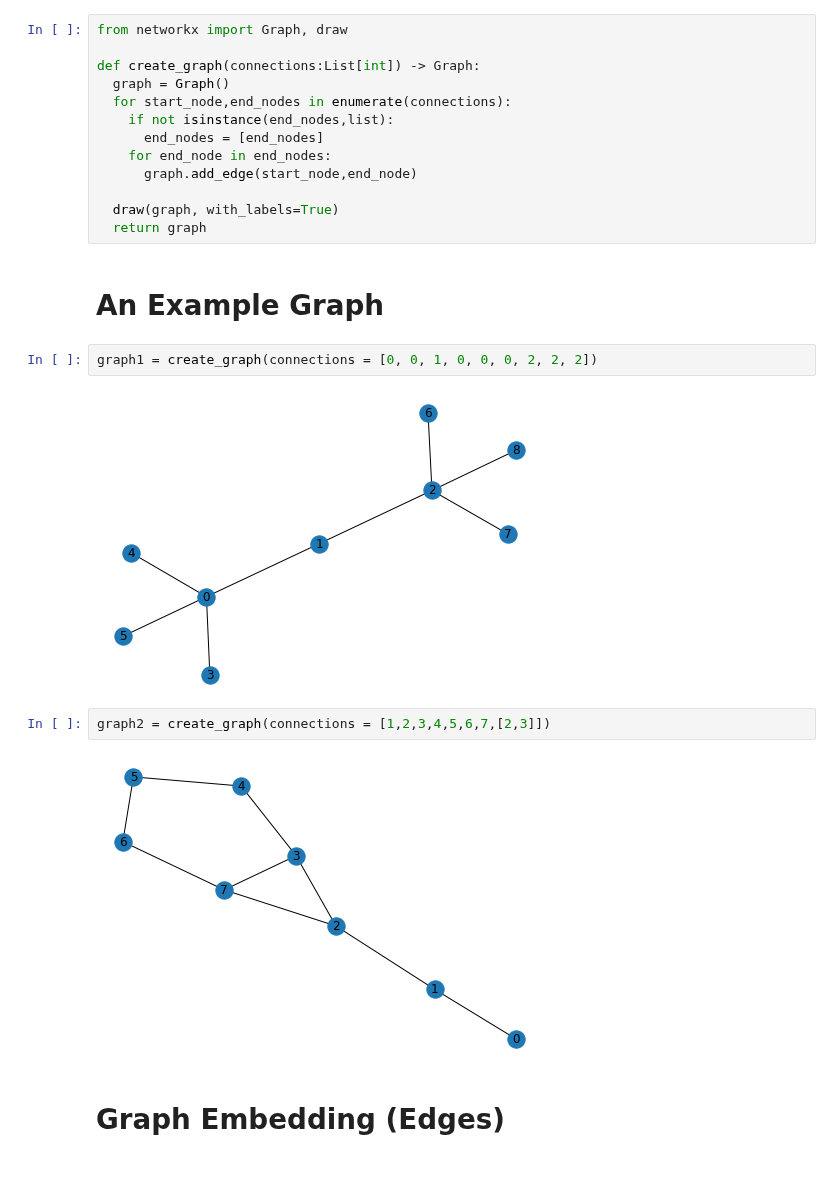
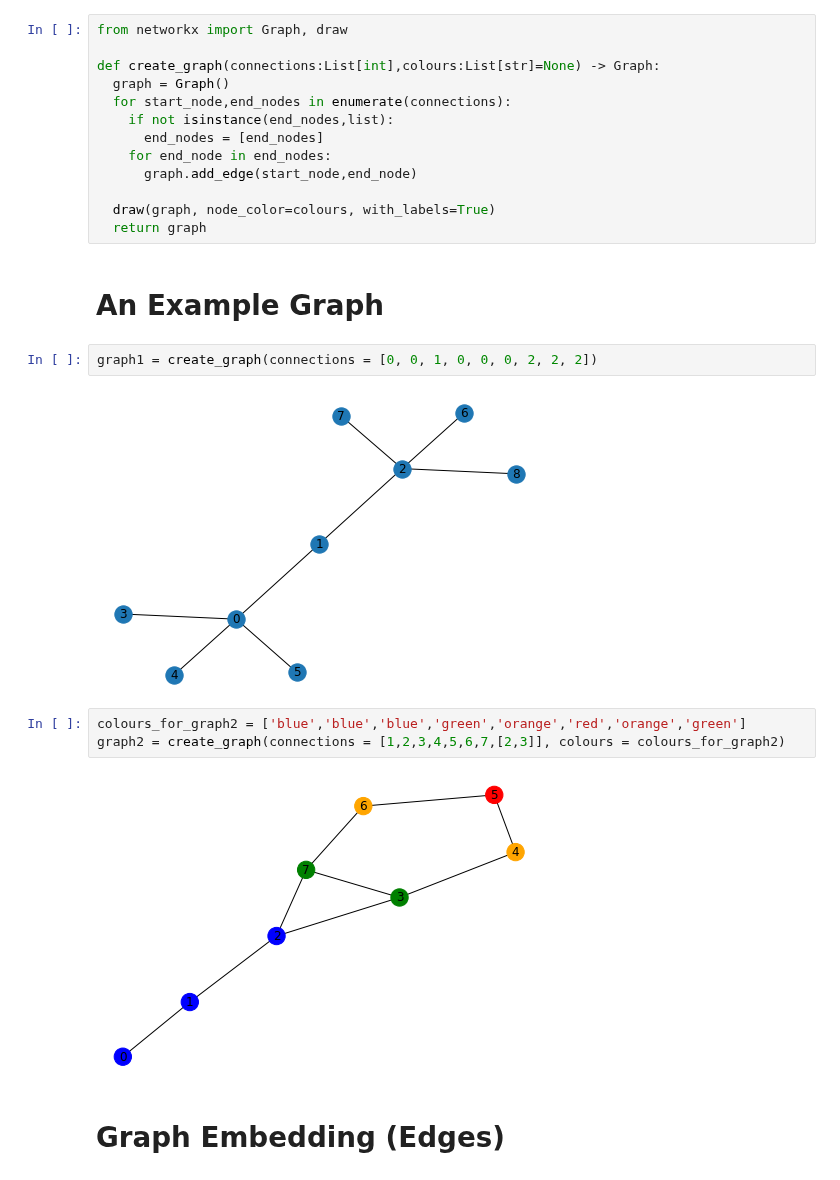
Before and after one commit to mohammedterry/NLP_for_ML, a Jupyter notebook: EmbeddingGraphs.ipynb, the cells around one changed output. Drawn from its saved outputs; the diff is of its cells as text.

```diff
--- a/EmbeddingGraphs.ipynb
+++ b/EmbeddingGraphs.ipynb
@@ -56,7 +58,7 @@ one_hot_encoding(indexes={2,5},vector_length=10)
 # %%
 from networkx import Graph, draw
 
-def create_graph(connections:List[int]) -> Graph:
+def create_graph(connections:List[int],colours:List[str]=None) -> Graph:
   graph = Graph()
   for start_node,end_nodes in enumerate(connections):
     if not isinstance(end_nodes,list):
@@ -64,18 +66,19 @@ def create_graph(connections:List[int]) -> Graph:
     for end_node in end_nodes:
       graph.add_edge(start_node,end_node)
 
-  draw(graph, with_labels=True)
+  draw(graph, node_color=colours, with_labels=True)
   return graph
 # %% [markdown]
 # An Example Graph
 # %%
 graph1 = create_graph(connections = [0, 0, 1, 0, 0, 0, 2, 2, 2])
 # %% [output]
-[figure, old version]
+[figure, new version]
 # %%
-graph2 = create_graph(connections = [1,2,3,4,5,6,7,[2,3]])
+colours_for_graph2 = ['blue','blue','blue','green','orange','red','orange','green']
+graph2 = create_graph(connections = [1,2,3,4,5,6,7,[2,3]], colours = colours_for_graph2)
 # %% [output]
-[figure, old version]
+[figure, new version]
 # %% [markdown]
 # Graph Embedding (Edges)
 # %%
```
Also changed, not shown: parts of 41 cells of this notebook.
